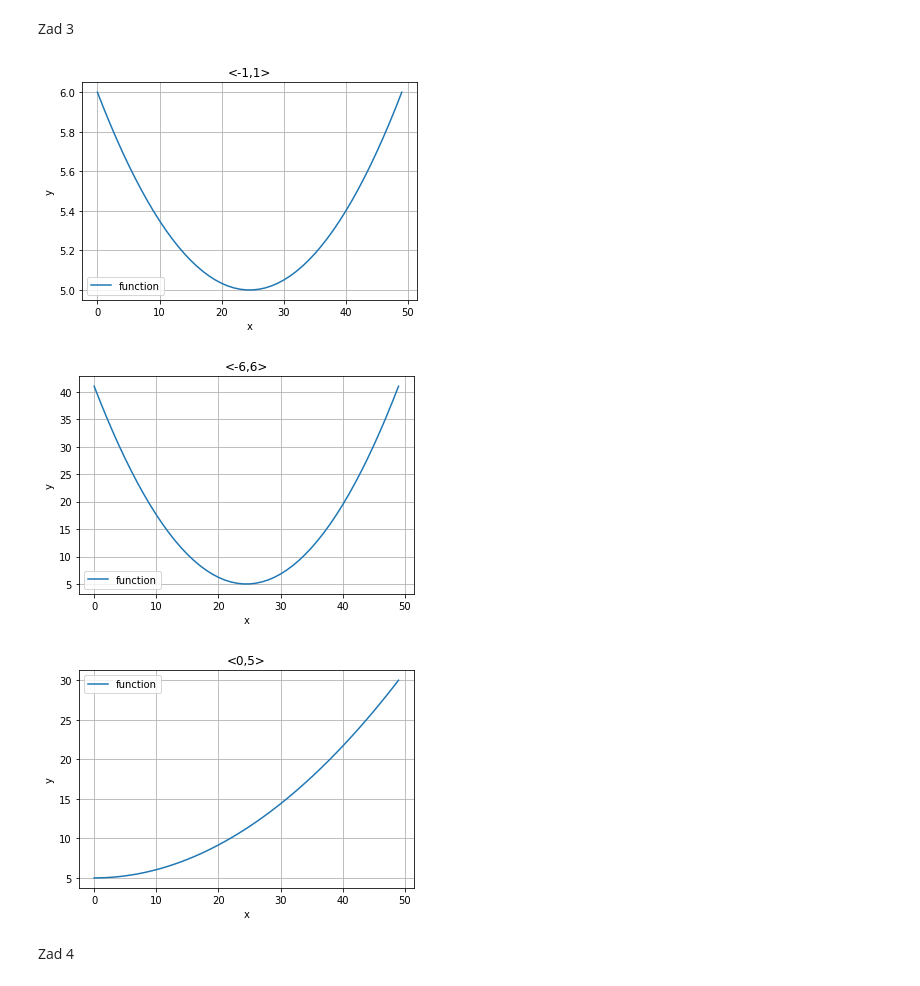
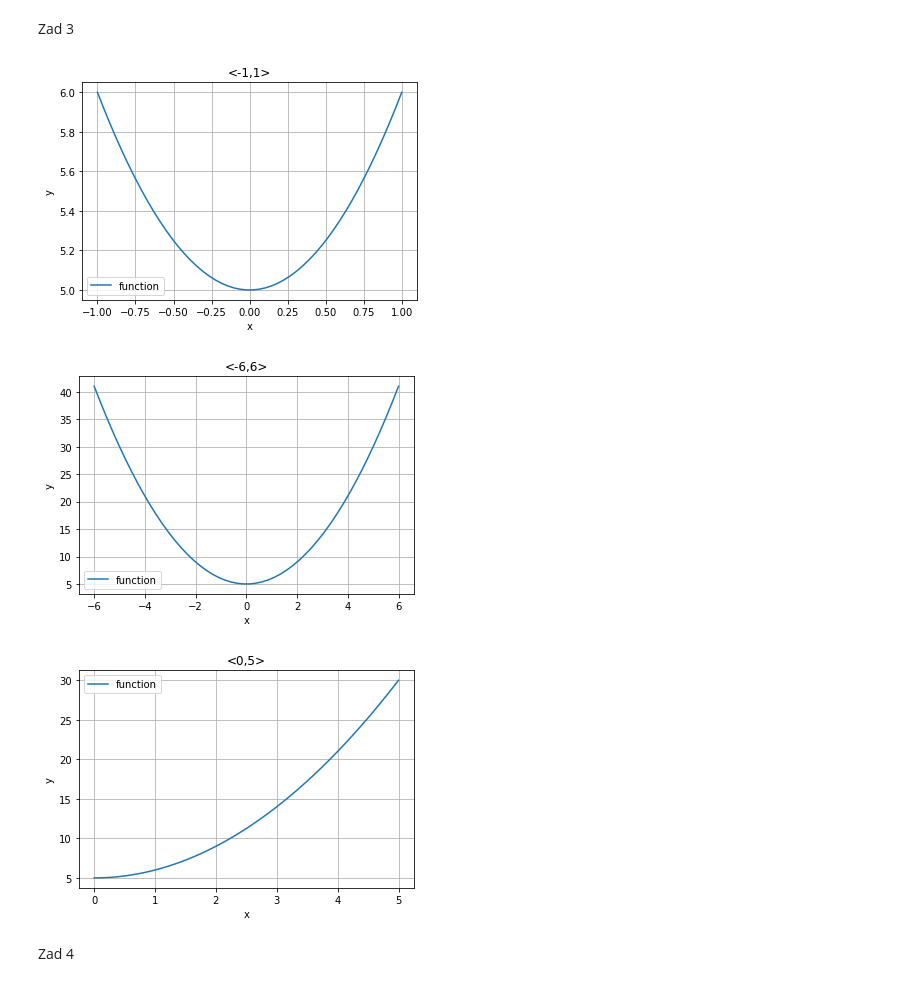
Before and after one commit to SzymonKupiecki/AiBD, a Jupyter notebook: I_lab/1lab.ipynb, the cells around one changed output. Cells and saved outputs as stored; diff of their text form; code cells hidden in the pictures.

```diff
--- a/I_lab/1lab.ipynb
+++ b/I_lab/1lab.ipynb
@@ -10,23 +10,23 @@ Zad 3
 # %%
 def f(x):
     return x*x + 5
 
-def print_f(data, title, xlabel, ylabel, legend):
-    plt.plot(data)
+def print_f(range, title, xlabel, ylabel, legend):
+    plt.plot(range, f(range))
     plt.title(title)
     plt.xlabel(xlabel)
     plt.ylabel(ylabel)
     plt.grid(True)
-    plt.legend([legend])
+    plt.legend(legend)
     plt.show()
 
-print_f(f(np.linspace(-1,1)), "<-1,1>", "x", "y", "function")
-print_f(f(np.linspace(-6,6)), "<-6,6>", "x", "y", "function")
-print_f(f(np.linspace(0,5)), "<0,5>", "x", "y", "function")
+print_f(np.linspace(-1,1), "<-1,1>", "x", "y", ["function"])
+print_f(np.linspace(-6,6), "<-6,6>", "x", "y", ["function"])
+print_f(np.linspace(0,5), "<0,5>", "x", "y", ["function"])
 # %% [output]
-[figure, old version]
+[figure, new version]
-[figure, old version]
+[figure, new version]
-[figure, old version]
+[figure, new version]
 # %% [markdown]
 Zad 4
 # %%
```
Also changed, not shown: parts of 2 cells of this notebook.
